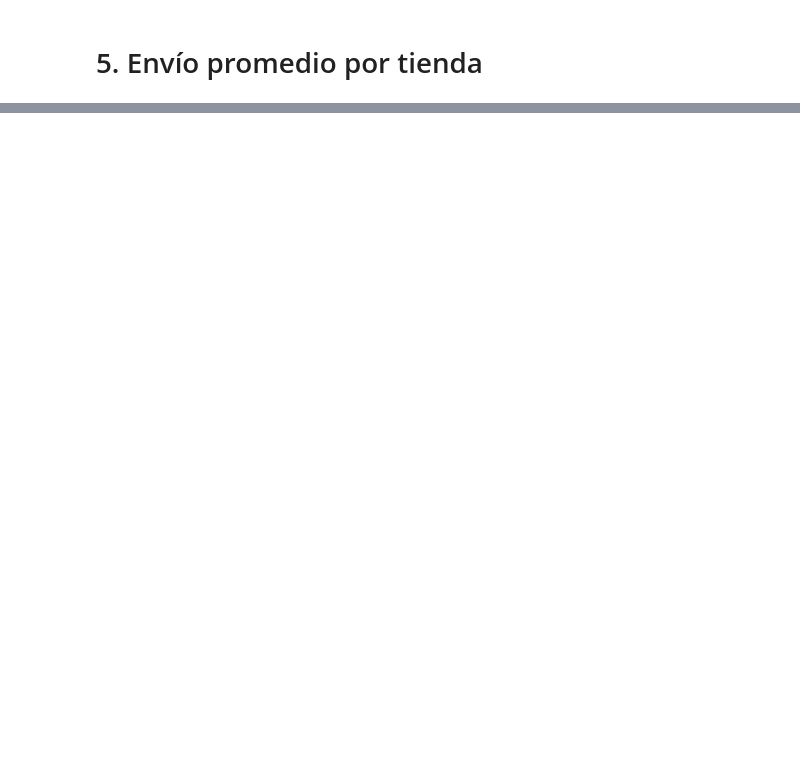
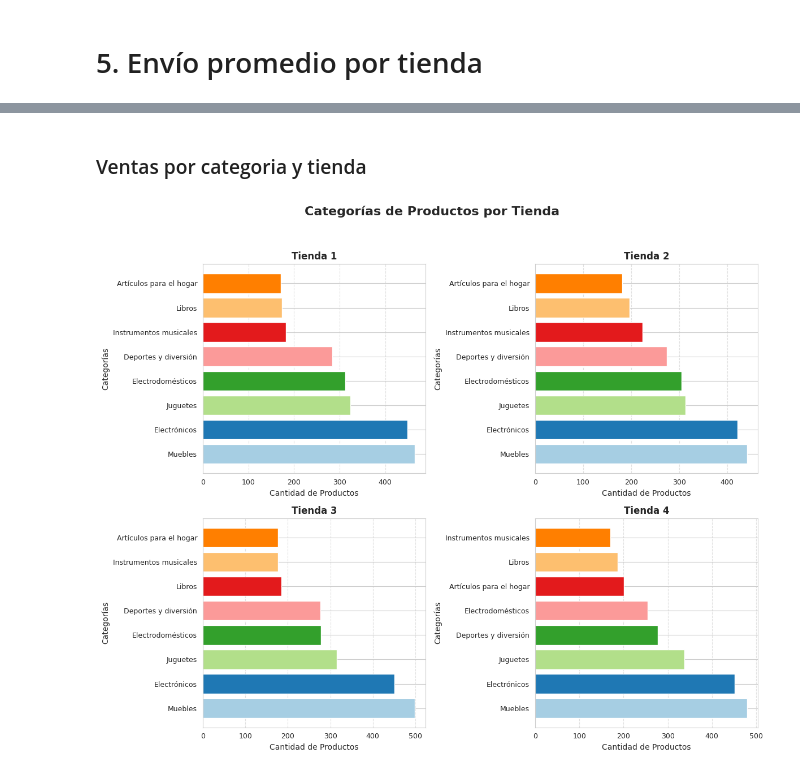
Before and after one commit to Dannydejesus/Alura-Store_Latam, a Jupyter notebook: AluraStoreLatam.ipynb, the cells around one changed output, grey strips where cells are left out. Cells and saved outputs as stored; diff of their text form; code cells hidden in the pictures; blank space fills up the shorter version.

```diff
--- a/AluraStoreLatam.ipynb
+++ b/AluraStoreLatam.ipynb
@@ -65,0 +320,27 @@ tienda4.head()
+# %% [markdown]
+### Ventas por categoria y tienda
+# %%
+def grafico_barras_categorias(tienda, nombre_tienda, ax):
+    categorias = tienda['Categoría del Producto'].value_counts()
+
+    ax.barh(categorias.index, categorias.values, color=plt.cm.Paired.colors)
+    ax.set_title(nombre_tienda, fontsize=12, fontweight='bold')
+    ax.set_xlabel('Cantidad de Productos', fontsize=10)
+    ax.set_ylabel('Categorías', fontsize=10)
+    ax.tick_params(axis='both', labelsize=9)
+    ax.grid(axis='x', linestyle='--', alpha=0.6)
+
+fig, axes = plt.subplots(2, 2, figsize=(12, 10))
+
+grafico_barras_categorias(tienda, "Tienda 1", axes[0, 0])
+grafico_barras_categorias(tienda2, "Tienda 2", axes[0, 1])
+grafico_barras_categorias(tienda3, "Tienda 3", axes[1, 0])
+grafico_barras_categorias(tienda4, "Tienda 4", axes[1, 1])
+
+plt.subplots_adjust(wspace=0.4, hspace=0.4)
+
+fig.suptitle('Categorías de Productos por Tienda', fontsize=16, fontweight='bold')
+plt.tight_layout(rect=[0, 0, 1, 0.95])
+plt.show()
+# %% [output]
+[figure, added]
```
Also changed, not shown: parts of 20 cells of this notebook.
